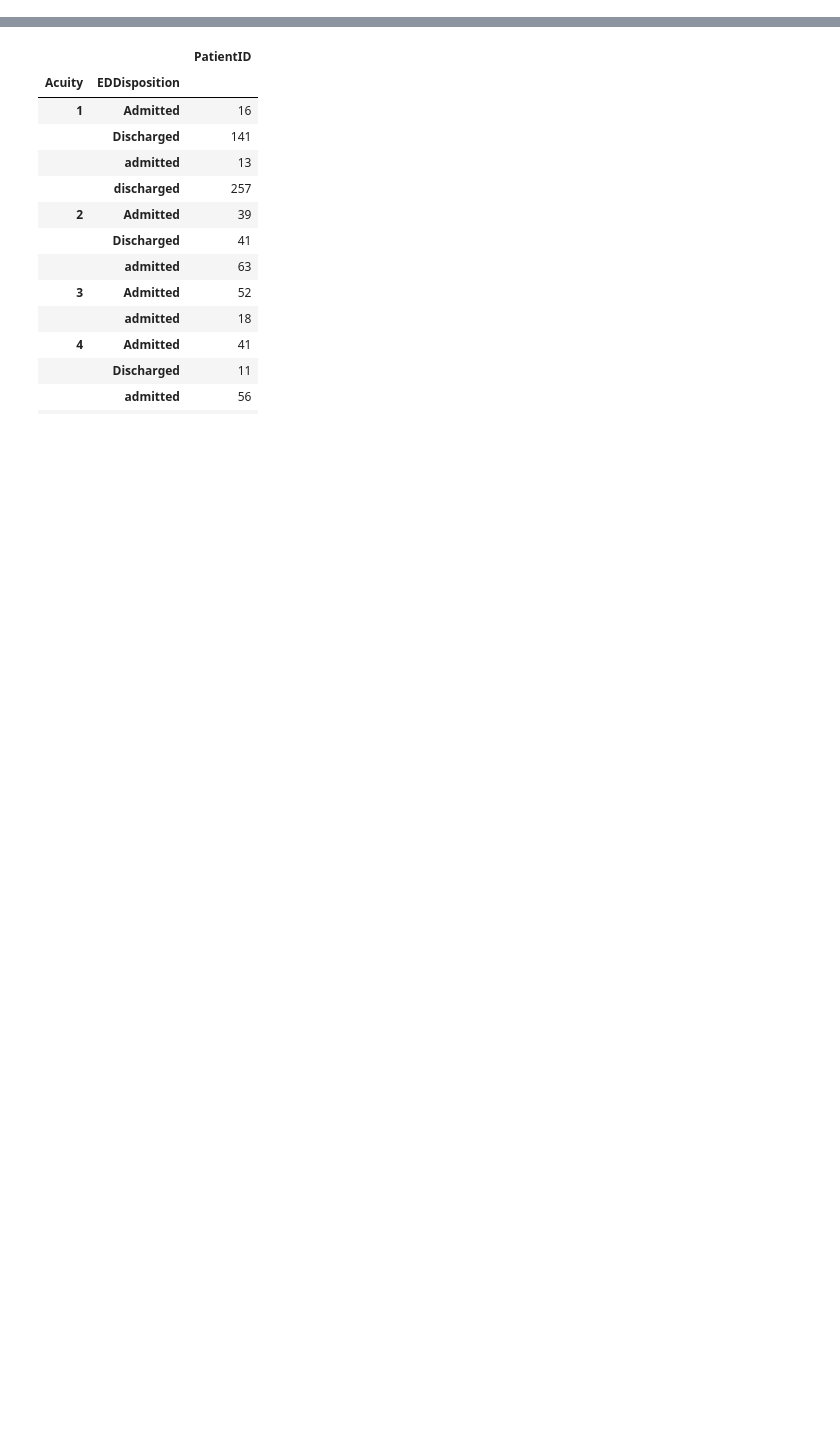
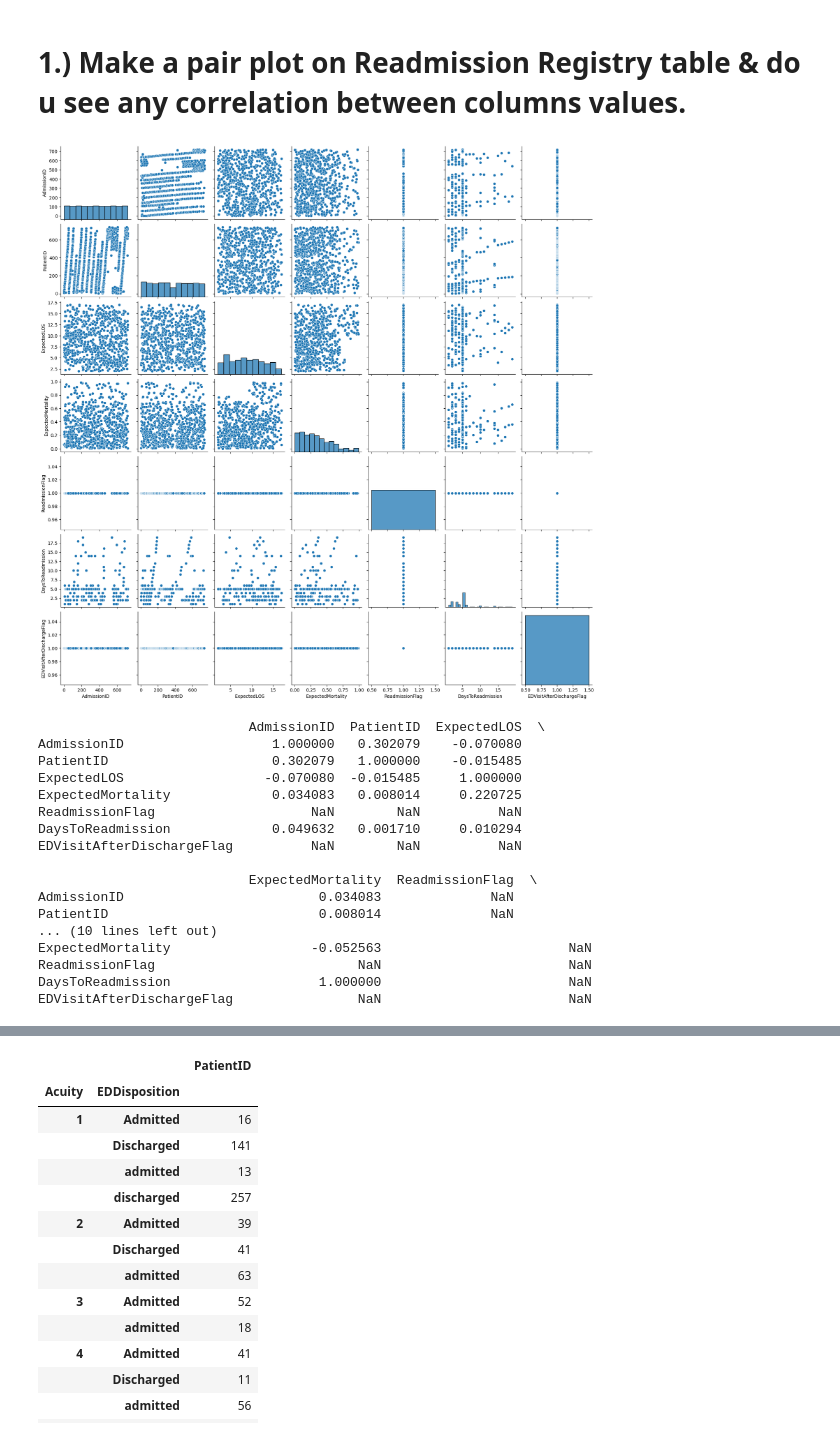
Before and after one commit to fathimadev35/PythonCoders, a Jupyter notebook: PythonCoders-Notebook.ipynb, the cells around one changed output, grey strips where cells are left out. Saved outputs shown, nothing was run; the diff lists cells and outputs as text; code cells hidden in the pictures; blank space fills up the shorter version.

```diff
--- a/PythonCoders-Notebook.ipynb
+++ b/PythonCoders-Notebook.ipynb
@@ -3,0 +7,36 @@ import numpy as np
+# %%
+# loading dataset using seaborn
+df = pd.read_excel('HospitalDatabase.xlsx', sheet_name=3)
+# %% [markdown]
+# 1.) Make a pair plot on Readmission Registry table & do u see any correlation between columns values.
+# %%
+# plotting pairplot
+sb.pairplot(df)
+plt.show()
+
+# plotting correlation heatmap
+print(df.corr())
+
+dataplot = sb.heatmap(df.corr(), cmap="YlGnBu", annot=True)
+
+# displaying heatmap
+plt.show()
+# %% [output]
+[figure, added]
+                           AdmissionID  PatientID  ExpectedLOS  \
+AdmissionID                   1.000000   0.302079    -0.070080
+PatientID                     0.302079   1.000000    -0.015485
+ExpectedLOS                  -0.070080  -0.015485     1.000000
+ExpectedMortality             0.034083   0.008014     0.220725
+ReadmissionFlag                    NaN        NaN          NaN
+DaysToReadmission             0.049632   0.001710     0.010294
+EDVisitAfterDischargeFlag          NaN        NaN          NaN
+
+                           ExpectedMortality  ReadmissionFlag  \
+AdmissionID                         0.034083              NaN
+PatientID                           0.008014              NaN
+... (10 lines left out)
+ExpectedMortality                  -0.052563                        NaN
+ReadmissionFlag                          NaN                        NaN
+DaysToReadmission                   1.000000                        NaN
+EDVisitAfterDischargeFlag                NaN                        NaN
```
Also changed, not shown: parts of 26 cells of this notebook.
